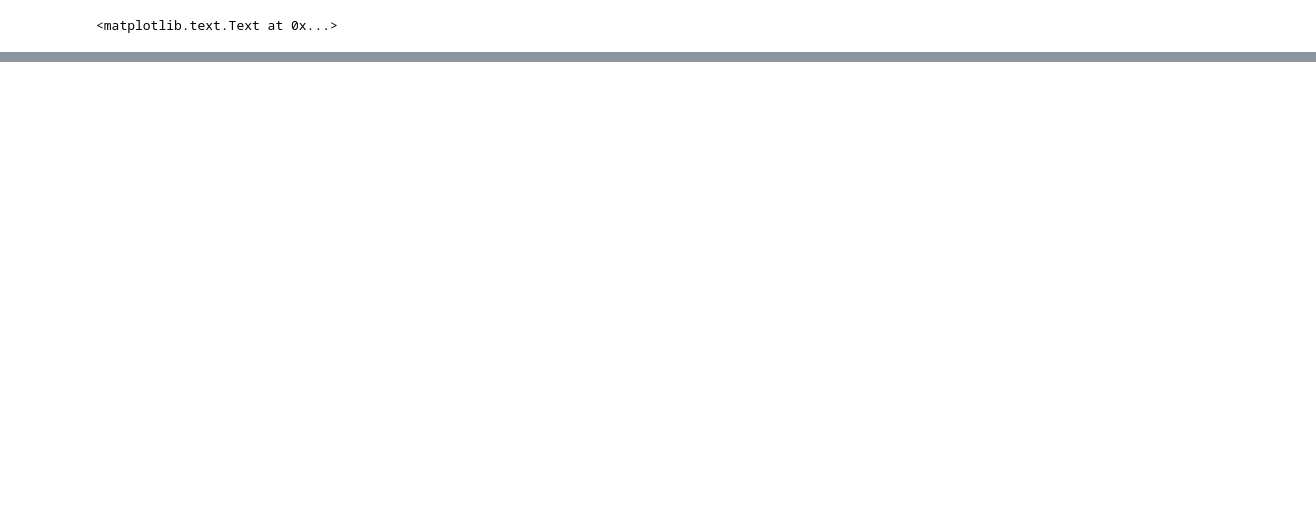
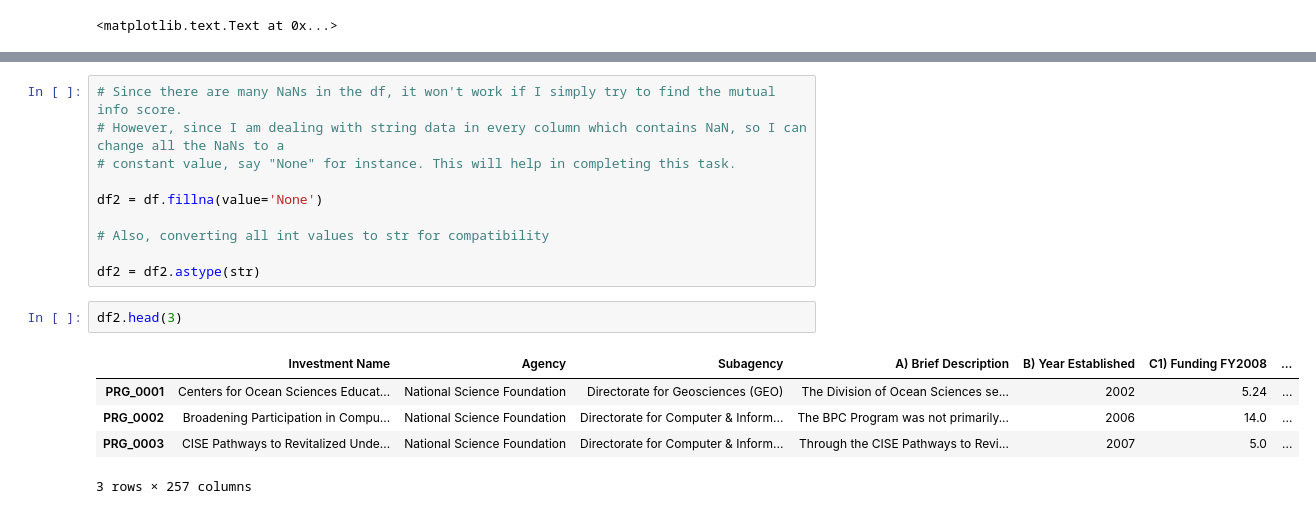
Before and after one commit to mittrayash/ml_stem_analysis, a Jupyter notebook: Solutions.ipynb, the cells around one changed output, grey strips where cells are left out. Cells and saved outputs as stored; diff of their text form; blank space fills up the shorter version.

Commit message:
Completed Stage 2, Task 2

```diff
--- a/Solutions.ipynb
+++ b/Solutions.ipynb
@@ -340,0 +378,18 @@ plt.ylabel('frequency')
+# %%
+# Since there are many NaNs in the df, it won't work if I simply try to find the mutual info score.
+# However, since I am dealing with string data in every column which contains NaN, so I can change all the NaNs to a
+# constant value, say "None" for instance. This will help in completing this task.
+
+df2 = df.fillna(value='None')
+
+# Also, converting all int values to str for compatibility
+
+df2 = df2.astype(str)
+# %%
+df2.head(3)
+# %% [output]
+|  | Investment Name | Agency | Subagency | A) Brief Description | B) Year Established | C1) Funding FY2008 | ... |
+| PRG_0001 | Centers for Ocean Sciences Educat... | National Science Foundation | Directorate for Geosciences (GEO) | The Division of Ocean Sciences se... | 2002 | 5.24 | ... |
+| PRG_0002 | Broadening Participation in Compu... | National Science Foundation | Directorate for Computer & Inform... | The BPC Program was not primarily... | 2006 | 14.0 | ... |
+| PRG_0003 | CISE Pathways to Revitalized Unde... | National Science Foundation | Directorate for Computer & Inform... | Through the CISE Pathways to Revi... | 2007 | 5.0 | ... |
+3 rows × 257 columns
```
Also changed, not shown: parts of 7 cells of this notebook.
